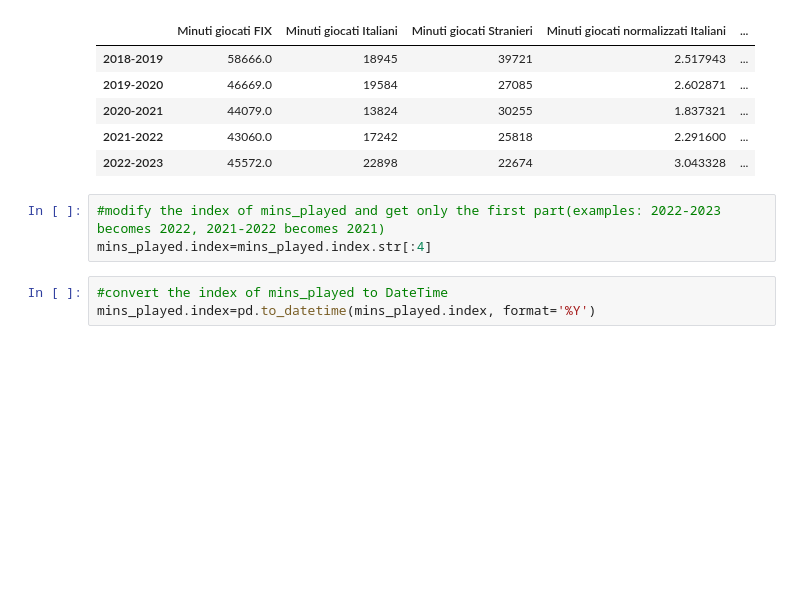
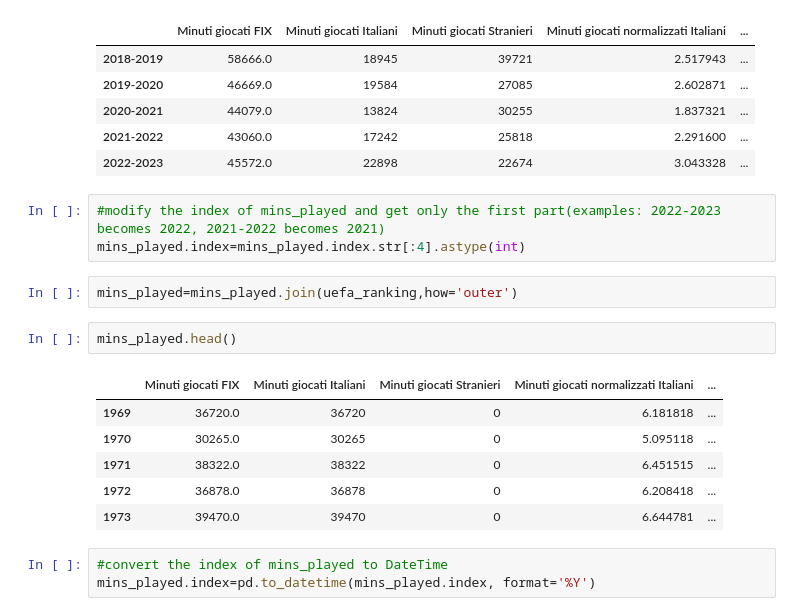
Before and after one commit to frapic98/Minutes-played-by-under-21-players-in-Serie-a, a Jupyter notebook: scraping.ipynb, the cells around one changed output. Cells and saved outputs as stored; diff of their text form; blank space fills up the shorter version.

```diff
--- a/scraping.ipynb
+++ b/scraping.ipynb
@@ -141,7 +133,18 @@ mins_played.tail()
 | 2022-2023 | 45572.0 | 22898 | 22674 | 3.043328 | ... |
 # %%
 #modify the index of mins_played and get only the first part(examples: 2022-2023 becomes 2022, 2021-2022 becomes 2021)
-mins_played.index=mins_played.index.str[:4]
+mins_played.index=mins_played.index.str[:4].astype(int)
+# %%
+mins_played=mins_played.join(uefa_ranking,how='outer')
+# %%
+mins_played.head()
+# %% [output]
+|  | Minuti giocati FIX | Minuti giocati Italiani | Minuti giocati Stranieri | Minuti giocati normalizzati Italiani | ... |
+| 1969 | 36720.0 | 36720 | 0 | 6.181818 | ... |
+| 1970 | 30265.0 | 30265 | 0 | 5.095118 | ... |
+| 1971 | 38322.0 | 38322 | 0 | 6.451515 | ... |
+| 1972 | 36878.0 | 36878 | 0 | 6.208418 | ... |
+| 1973 | 39470.0 | 39470 | 0 | 6.644781 | ... |
 # %%
 #convert the index of mins_played to DateTime
 mins_played.index=pd.to_datetime(mins_played.index, format='%Y')
```
Also changed, not shown: parts of 6 cells of this notebook, 1 other file.
